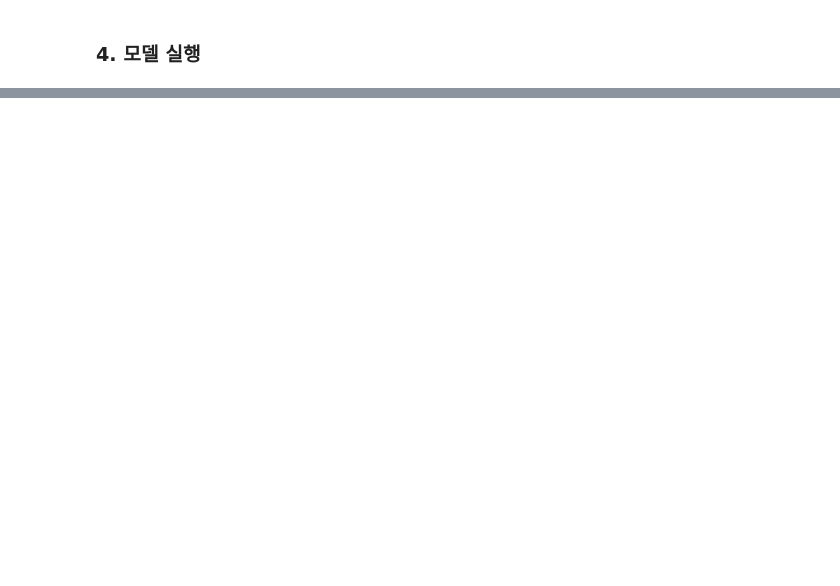
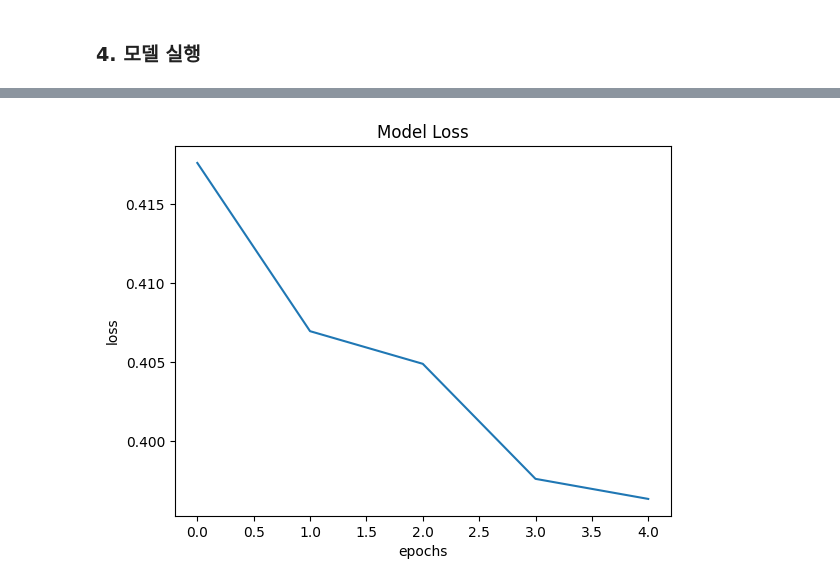
Before and after one commit to ljw-0108/deep-learning-practice, a Jupyter notebook: easy_deep_learning_principle.ipynb, the cells around one changed output, grey strips where cells are left out. Drawn from its saved outputs; the diff is of its cells as text; code cells hidden in the pictures; blank space fills up the shorter version.

```diff
--- a/easy_deep_learning_principle.ipynb
+++ b/easy_deep_learning_principle.ipynb
@@ -19,4 +20,6 @@ import numpy as np #데이터 전처리를 위해 사용하는 라이브러리
 Data_set = np.loadtxt("./data/ThoraricSurgery3.csv", delimiter=",")
 X = Data_set[:,0:16]
 y = Data_set[:,16]
+
+train_input, test_input, train_target, test_target = train_test_split(  X, y, test_size=0.2, random_state=42)
 # %% [output]
@@ -30,11 +38,15 @@ Resolving deltas: 100% (9/9), done.
 # %% [markdown]
 ### 3. 구조 결정
 # %%
-model = Sequential([
-  Input(shape=(16,))
-  ,Dense(30, activation='relu')
-  ,Dense(1, activation= 'sigmoid')
-])
+#model = Sequential([
+# Input(shape=(16,))
+#  ,Dense(30, activation='relu')
+#  ,Dense(1, activation= 'sigmoid')
+#])
+model= Sequential()
+model.add(Input(shape=(16,)))
+model.add(Dense(30, activation='relu'))
+model.add(Dense(1, activation= 'sigmoid'))
 
 # model.add(Dense(30, input_shape=(16,), activation='relu'))
 # model.add(Dense(1, activation= 'sigmoid'))
@@ -58,6 +94,6 @@ Model: "sequential"
 ### 4. 모델 실행
 # %%
 model.compile(loss='binary_crossentropy', optimizer='adam', metrics=['accuracy'])
-history=model.fit(X, y, epochs=5, batch_size=16)
+history=model.fit(train_input, train_target, epochs=5, batch_size=16)
 # %% [output]
 Epoch 1/5
@@ -72,0 +122,9 @@ Epoch 5/5
+# %%
+import matplotlib.pyplot as plt
+plt.plot(history.history['loss'])
+plt.xlabel('epochs')
+plt.ylabel('loss')
+plt.title('Model Loss')
+plt.show()
+# %% [output]
+[figure, added]
```
Also changed, not shown: parts of 9 cells of this notebook.
